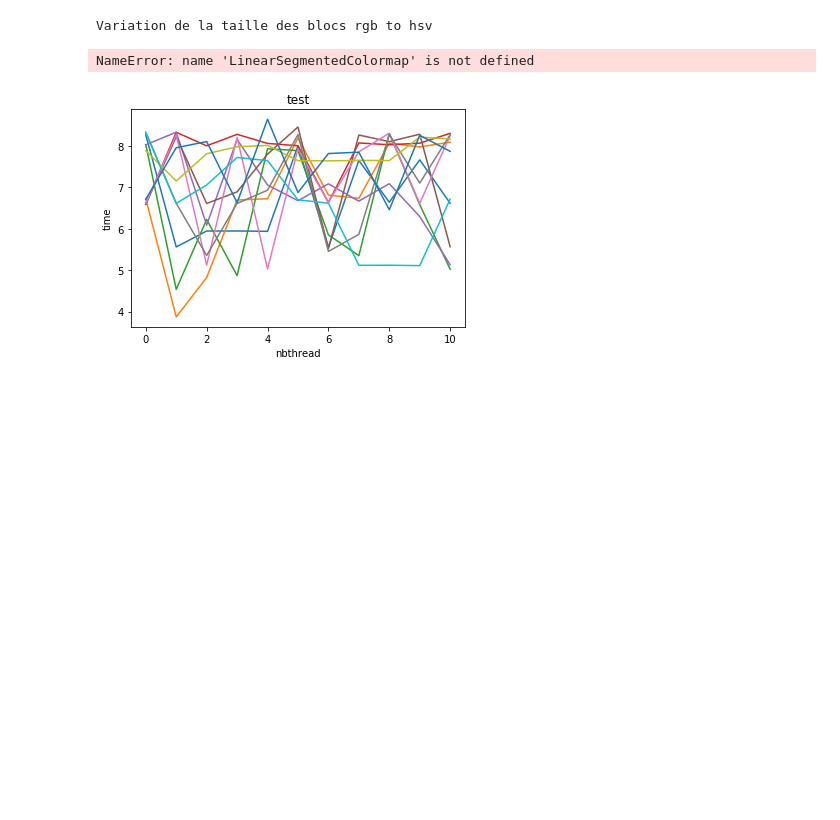
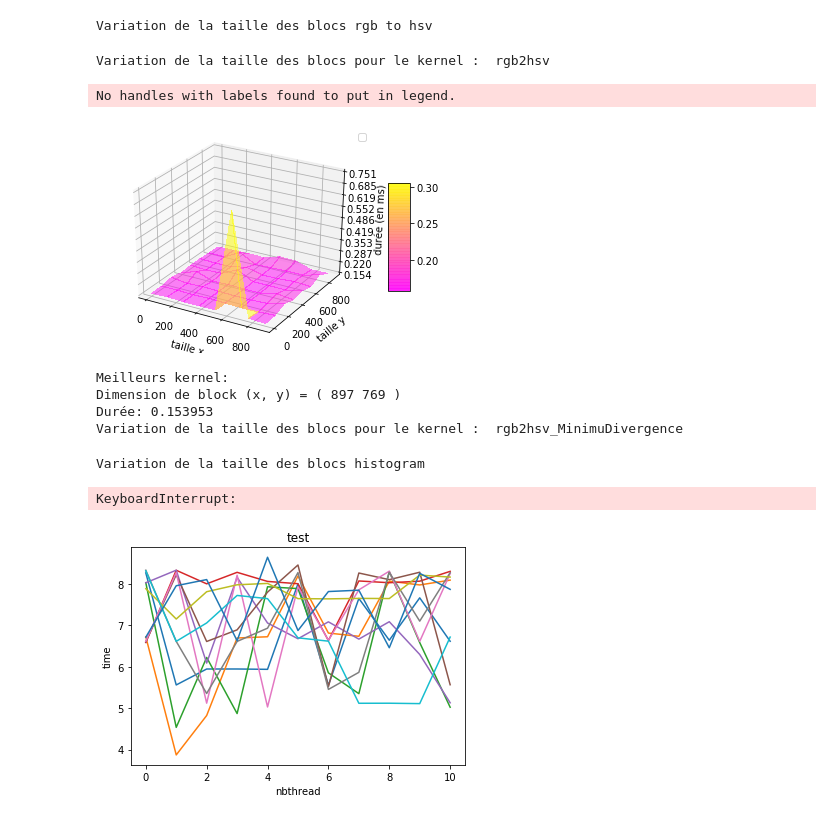
Before and after one commit to Me-k-01/Histogram_equalization, a Jupyter notebook: rapport-tp3.ipynb, the cells around one changed output. Drawn from its saved outputs; the diff is of its cells as text; code cells hidden in the pictures; blank space fills up the shorter version.

Commit message:
Diagramme pour les kernels

```diff
--- a/rapport-tp3.ipynb
+++ b/rapport-tp3.ipynb
@@ -212,7 +150,3 @@ print("Variation de la taille des blocs rgb to hsv")
 durations, sizes = evaluate2DBlocSize(0, 1)
 # %% [output]
 Variation de la taille des blocs rgb to hsv
-# %%
-showHistogramDuration3D_1(durations, sizes, sizes, "durée (en ms)", "taille x", "taille y")
-# %% [output]
-NameError: name 'LinearSegmentedColormap' is not defined
@@ -219,9 +210,49 @@ NameError: name 'LinearSegmentedColormap' is not defined
+# %%
+def getBestParameters(durations, sizesX, sizesY):
+    m = durations[0][0]
+    x = 1
+    y = 1
+
+    for i in range(len(durations)):
+        for j in range(len(durations[i])):
+            if (durations[i][j] < m):
+                m = durations[i][j]
+                x = sizesX[i]
+                y = sizesX[j]
+
+    return m, x, y
+
+def testBlocKernels(kernels, nTry = 1):
+    for i in range(len(kernels)):
+        print("Variation de la taille des blocs pour le kernel : ", kernels[i])
+
+        durations, sizes = evaluate2DBlocSize(0, nTry)
+        showHistogramDuration3D_1(durations, sizes, sizes, "taille x", "taille y")
+
+        d, x, y = getBestParameters(durations, sizes, sizes)
+
+        print("Meilleurs kernel: ")
+        print("Dimension de block (x, y) = (", x, y, ")")
+        print("Durée:", d)
+
+testBlocKernels(KERNELS, 1)
+# %% [output]
+Variation de la taille des blocs pour le kernel :  rgb2hsv
+No handles with labels found to put in legend.
+[figure, added]
+Meilleurs kernel:
+Dimension de block (x, y) = ( 897 769 )
+Durée: 0.153953
+Variation de la taille des blocs pour le kernel :  rgb2hsv_MinimuDivergence
 # %%
 
 
 print("Variation de la taille des blocs histogram")
 durations, sizes = evaluate2DBlocSize(3, 10)
-showHistogramDuration3D_1(durations, sizes, sizes, "durée (en ms)", "taille x", "taille y")
+showHistogramDuration3D_1(durations, sizes, sizes, "taille x", "taille y")
+# %% [output]
+Variation de la taille des blocs histogram
+KeyboardInterrupt:
 # %%
 def showHistogramDurationtest(durations, sizes, title, xLabel, yLabel):
     plt.title(title)
```
Also changed, not shown: parts of 4 cells of this notebook.
